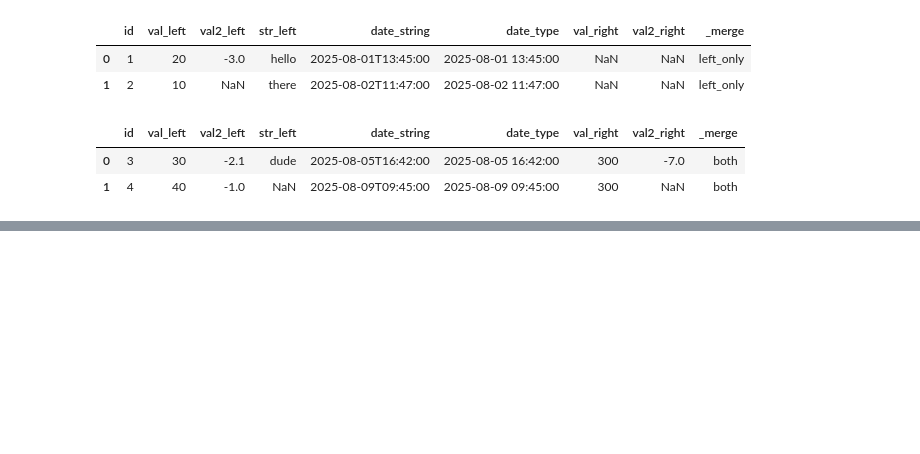
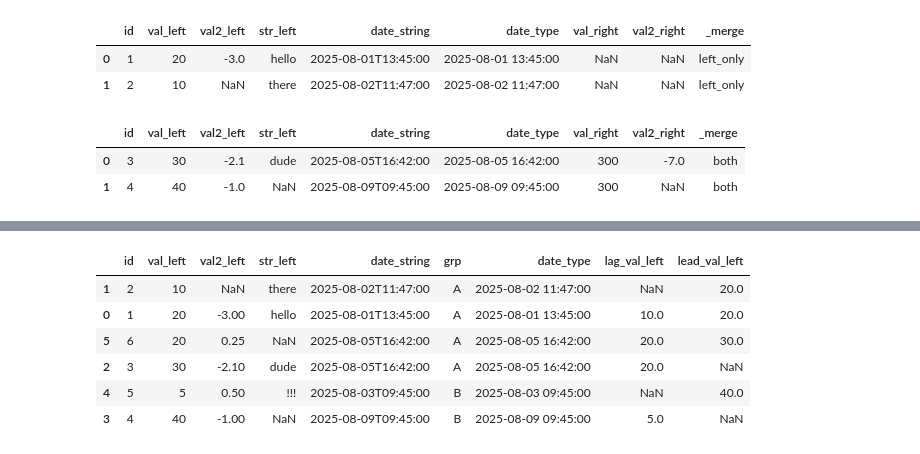
Before and after one commit to aenfield/random, a Jupyter notebook: pandas-practice/practice.ipynb, the cells around one changed output, grey strips where cells are left out. Drawn from its saved outputs; the diff is of its cells as text; code cells hidden in the pictures; blank space fills up the shorter version.

Commit message:
finished first cut

```diff
--- a/pandas-practice/practice.ipynb
+++ b/pandas-practice/practice.ipynb
@@ -464,0 +624,17 @@ pd.
+# %%
+# for lag/lead, first sort by partition key(s) and then by the val key in desired order
+# then shift(-1) or shift(1) to get lag or lead vals
+left_copy = left.copy()
+
+left_copy = left_copy.sort_values(['grp','val_left'])
+left_copy['lag_val_left'] = left_copy.groupby(['grp'])['val_left'].shift(1)
+left_copy['lead_val_left'] = left_copy.groupby(['grp'])['val_left'].shift(-1)
+left_copy
+# %% [output]
+|  | id | val_left | val2_left | str_left | date_string | grp | date_type | lag_val_left | lead_val_left |
+| 1 | 2 | 10 | NaN | there | 2025-08-02T11:47:00 | A | 2025-08-02 11:47:00 | NaN | 20.0 |
+| 0 | 1 | 20 | -3.00 | hello | 2025-08-01T13:45:00 | A | 2025-08-01 13:45:00 | 10.0 | 20.0 |
+| 5 | 6 | 20 | 0.25 | NaN | 2025-08-05T16:42:00 | A | 2025-08-05 16:42:00 | 20.0 | 30.0 |
+| 2 | 3 | 30 | -2.10 | dude | 2025-08-05T16:42:00 | A | 2025-08-05 16:42:00 | 20.0 | NaN |
+| 4 | 5 | 5 | 0.50 | !!! | 2025-08-03T09:45:00 | B | 2025-08-03 09:45:00 | NaN | 40.0 |
+| 3 | 4 | 40 | -1.00 | NaN | 2025-08-09T09:45:00 | B | 2025-08-09 09:45:00 | 5.0 | NaN |
```
Also changed, not shown: parts of 48 cells of this notebook.
